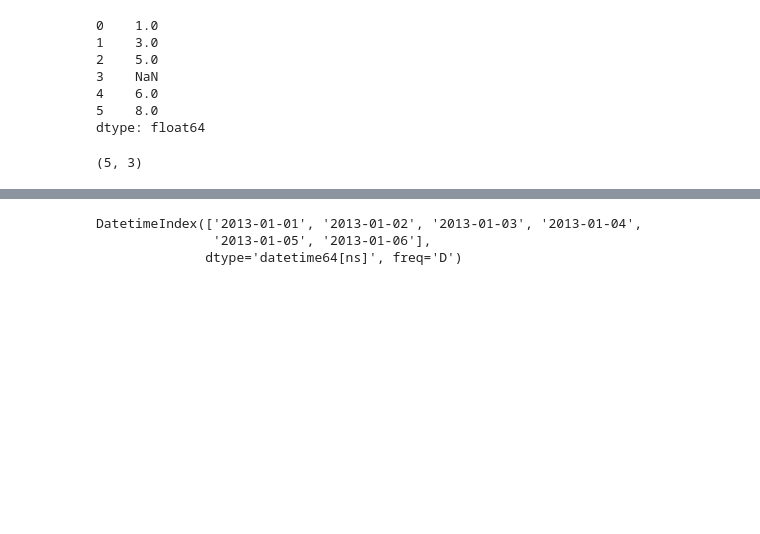
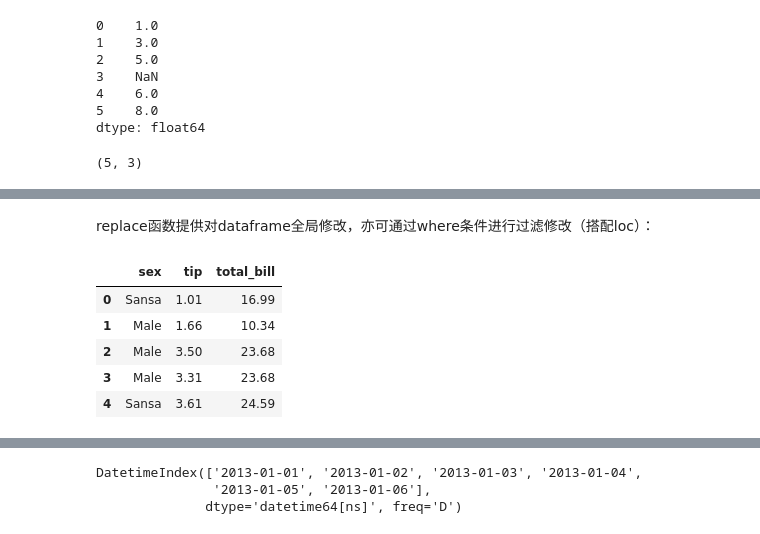
Before and after one commit to HK-Zhang/Corn, a Jupyter notebook: Py2book/Pandas.ipynb, the cells around one changed output, grey strips where cells are left out. Saved outputs shown, nothing was run; the diff lists cells and outputs as text; code cells hidden in the pictures; blank space fills up the shorter version.

```diff
--- a/Py2book/Pandas.ipynb
+++ b/Py2book/Pandas.ipynb
@@ -26,0 +217,19 @@ df.shape
+# %% [markdown]
+replace函数提供对dataframe全局修改，亦可通过where条件进行过滤修改（搭配loc）：
+# %%
+# overall replace
+df.replace(to_replace='Female', value='Sansa', inplace=True)
+df
+
+# dict replace
+df.replace({'sex': {'Female': 'Sansa', 'Male': 'Leone'}}, inplace=True)
+
+# replace on where condition
+df.loc[df.sex == 'Male', 'sex'] = 'Leone'
+# %% [output]
+|  | sex | tip | total_bill |
+| 0 | Sansa | 1.01 | 16.99 |
+| 1 | Male | 1.66 | 10.34 |
+| 2 | Male | 3.50 | 23.68 |
+| 3 | Male | 3.31 | 23.68 |
+| 4 | Sansa | 3.61 | 24.59 |
```
Also changed, not shown: parts of 35 cells of this notebook.
